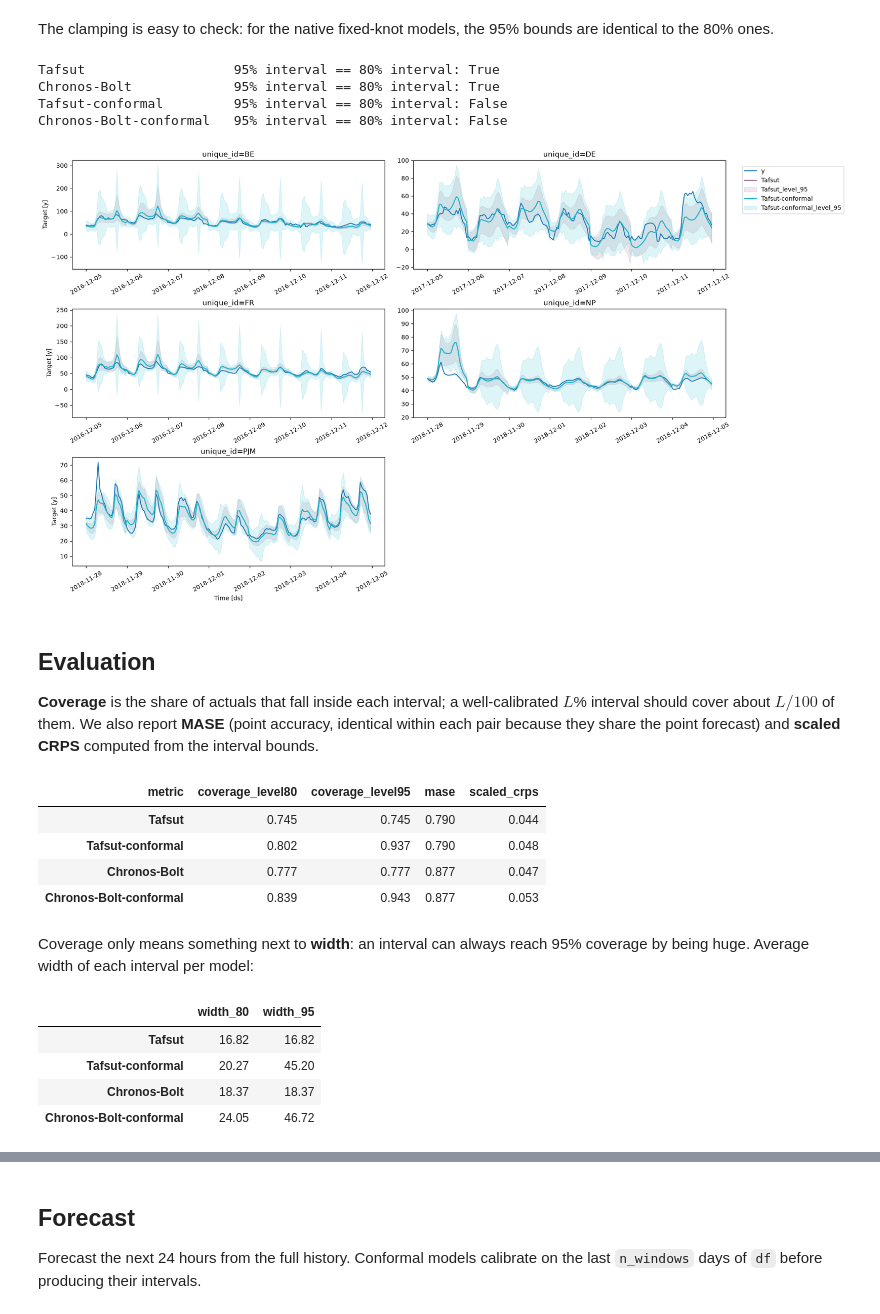
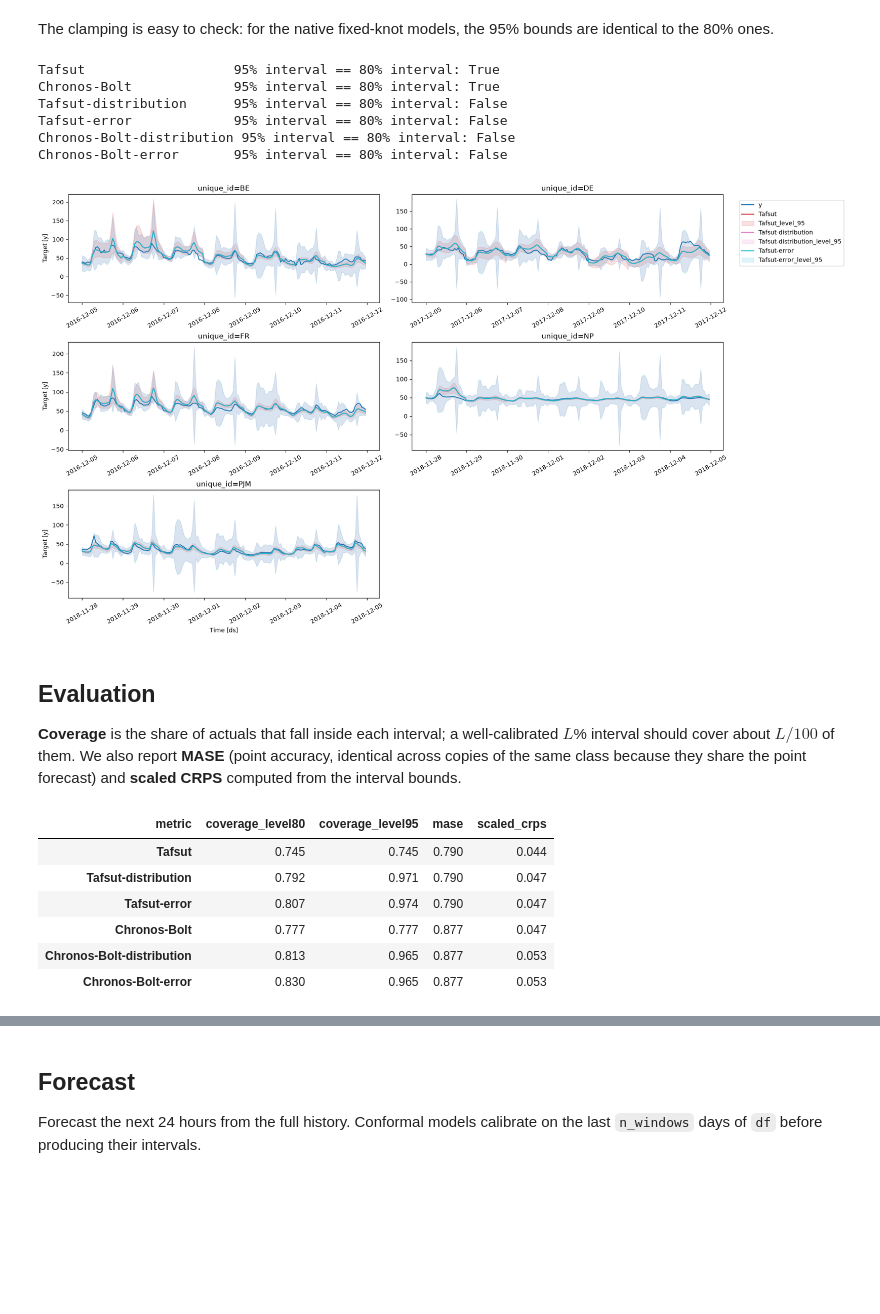
Before and after one commit to TimeCopilot/foundationforecast, a Jupyter notebook: docs/examples/conformal-prediction.ipynb, the cells around one changed output, grey strips where cells are left out. Drawn from its saved outputs; the diff is of its cells as text; code cells hidden in the pictures; blank space fills up the shorter version.

```diff
--- a/docs/examples/conformal-prediction.ipynb
+++ b/docs/examples/conformal-prediction.ipynb
@@ -107,16 +111,35 @@ stable at the cost of more forecasts. `h` is taken from `forecast(h=...)`.
 # %%
+n_windows = 14
 models = [
     Tafsut(alias="Tafsut", context_length=2048),
     Tafsut(
-        alias="Tafsut-conformal",
+        alias="Tafsut-distribution",
         context_length=2048,
-        prediction_intervals=ConformalIntervals(n_windows=14),
+        prediction_intervals=ConformalIntervals(
+            n_windows=n_windows, method="conformal_distribution"
+        ),
+    ),
+    Tafsut(
+        alias="Tafsut-error",
+        context_length=2048,
+        prediction_intervals=ConformalIntervals(
+            n_windows=n_windows, method="conformal_error"
+        ),
     ),
     Chronos(repo_id="amazon/chronos-bolt-small", alias="Chronos-Bolt"),
     Chronos(
         repo_id="amazon/chronos-bolt-small",
-        alias="Chronos-Bolt-conformal",
-        prediction_intervals=ConformalIntervals(n_windows=14),
+        alias="Chronos-Bolt-distribution",
+        prediction_intervals=ConformalIntervals(
+            n_windows=n_windows, method="conformal_distribution"
+        ),
+    ),
+    Chronos(
+        repo_id="amazon/chronos-bolt-small",
+        alias="Chronos-Bolt-error",
+        prediction_intervals=ConformalIntervals(
+            n_windows=n_windows, method="conformal_error"
+        ),
     ),
 ]
 
@@ -144,30 +159,39 @@ cv_df.head()
 # %% [markdown]
 The clamping is easy to check: for the native fixed-knot models, the 95% bounds are identical to the 80% ones.
 # %%
-for alias in ["Tafsut", "Chronos-Bolt", "Tafsut-conformal", "Chronos-Bolt-conformal"]:
+for alias in [
+    "Tafsut",
+    "Chronos-Bolt",
+    "Tafsut-distribution",
+    "Tafsut-error",
+    "Chronos-Bolt-distribution",
+    "Chronos-Bolt-error",
+]:
     same = (cv_df[f"{alias}-lo-95"] == cv_df[f"{alias}-lo-80"]).all()
     print(f"{alias:<24} 95% interval == 80% interval: {same}")
 # %% [output]
 Tafsut                   95% interval == 80% interval: True
 Chronos-Bolt             95% interval == 80% interval: True
-Tafsut-conformal         95% interval == 80% interval: False
-Chronos-Bolt-conformal   95% interval == 80% interval: False
+Tafsut-distribution      95% interval == 80% interval: False
+Tafsut-error             95% interval == 80% interval: False
+Chronos-Bolt-distribution 95% interval == 80% interval: False
+Chronos-Bolt-error       95% interval == 80% interval: False
 # %%
 ff.plot(
     df,
     cv_df.drop(columns=["cutoff", "y"]),
-    models=["Tafsut", "Tafsut-conformal"],
+    models=["Tafsut", "Tafsut-distribution", "Tafsut-error"],
     level=[95],
     max_insample_length=24 * 7,
 )
 # %% [output]
-[figure, old version]
+[figure, new version]
 # %% [markdown]
 ## Evaluation
 
 **Coverage** is the share of actuals that fall inside each interval; a well-calibrated $L$% interval should
-cover about $L/100$ of them. We also report **MASE** (point accuracy, identical within each pair because they
-share the point forecast) and **scaled CRPS** computed from the interval bounds.
+cover about $L/100$ of them. We also report **MASE** (point accuracy, identical across copies of the same class
+because they share the point forecast) and **scaled CRPS** computed from the interval bounds.
 # %%
 from functools import partial
 
@@ -184,27 +208,10 @@ eval_df.groupby("metric").mean(numeric_only=True).T.round(3)
 # %% [output]
 | metric | coverage_level80 | coverage_level95 | mase | scaled_crps |
 | Tafsut | 0.745 | 0.745 | 0.790 | 0.044 |
-| Tafsut-conformal | 0.802 | 0.937 | 0.790 | 0.048 |
+| Tafsut-distribution | 0.792 | 0.971 | 0.790 | 0.047 |
+| Tafsut-error | 0.807 | 0.974 | 0.790 | 0.047 |
 | Chronos-Bolt | 0.777 | 0.777 | 0.877 | 0.047 |
-| Chronos-Bolt-conformal | 0.839 | 0.943 | 0.877 | 0.053 |
+| Chronos-Bolt-distribution | 0.813 | 0.965 | 0.877 | 0.053 |
+| Chronos-Bolt-error | 0.830 | 0.965 | 0.877 | 0.053 |
-# %% [markdown]
-Coverage only means something next to **width**: an interval can always reach 95% coverage by being huge.
-Average width of each interval per model:
-# %%
-pd.DataFrame(
-    {
-        f"width_{lv}": {
-            m.alias: (cv_df[f"{m.alias}-hi-{lv}"] - cv_df[f"{m.alias}-lo-{lv}"]).mean()
-            for m in models
-        }
-        for lv in level
-    }
-).round(2)
-# %% [output]
-|  | width_80 | width_95 |
-| Tafsut | 16.82 | 16.82 |
-| Tafsut-conformal | 20.27 | 45.20 |
-| Chronos-Bolt | 18.37 | 18.37 |
-| Chronos-Bolt-conformal | 24.05 | 46.72 |
 # %% [markdown]
 **Reading the results:**
```
Also changed, not shown: parts of 8 cells of this notebook, 1 other file.
